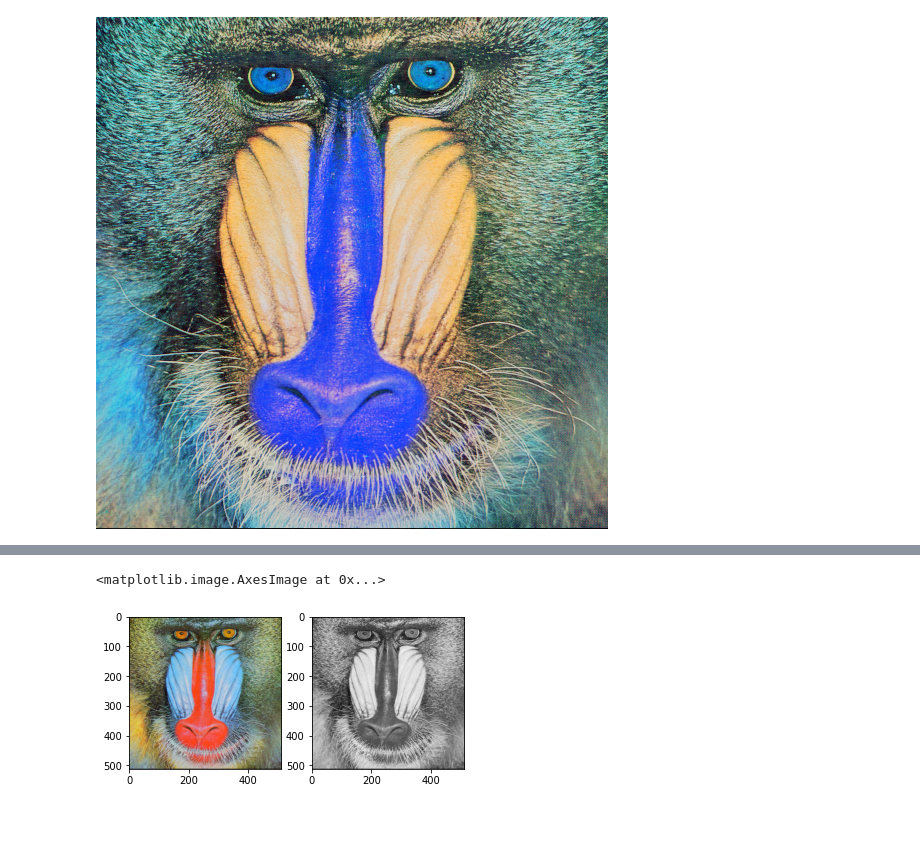
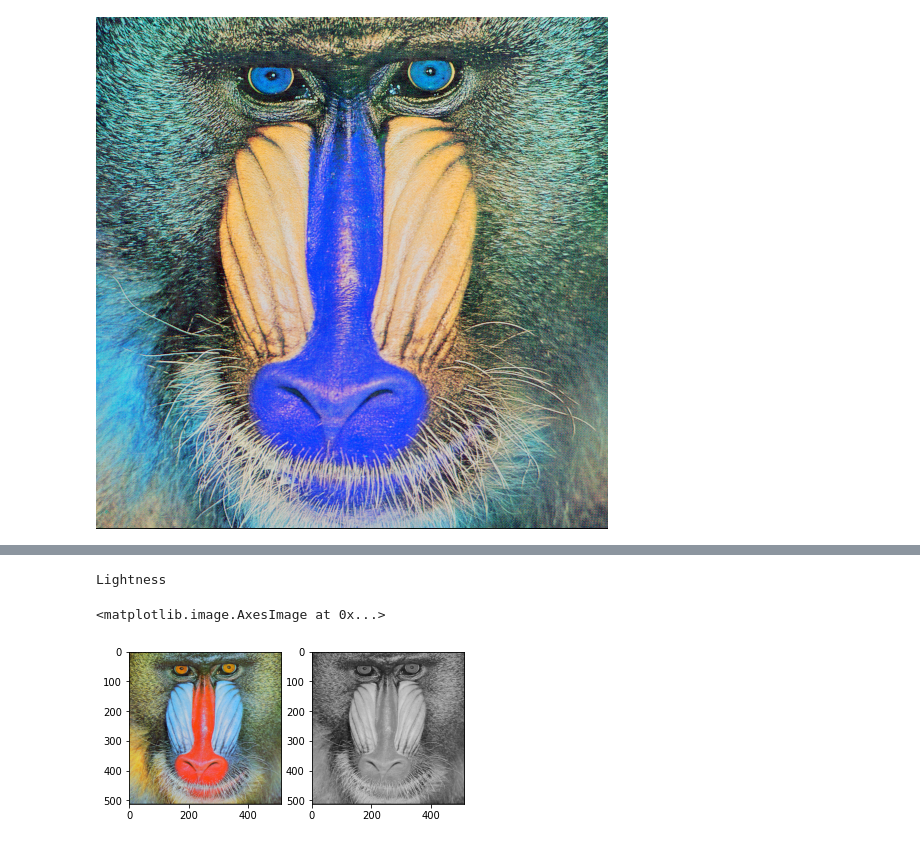
Before and after one commit to irbaadika/PCVK_Genap_2023, a Jupyter notebook: Jobsheet3.ipynb, the cells around one changed output, grey strips where cells are left out. Cells and saved outputs as stored; diff of their text form; code cells hidden in the pictures.

```diff
--- a/Jobsheet3.ipynb
+++ b/Jobsheet3.ipynb
@@ -173,14 +175,29 @@ ax[1].imshow(mandrill_lig_after, cmap='gray')
-# %%
-# TUGAS NO 4
-# C. LUMINANCE
-
-mandrill_lum = cv.imread('/content/drive/MyDrive/ASSETS-PVCK/Images/mandrill.tiff')
-r, g, b = mandrill_lum[:,:,0], mandrill_lum[:,:,1], mandrill_lum[:,:,2]
-mandrill_lum_after = (0.21 * r) + (0.72 * g) + (0.07 * b)
-
-fig, ax = plt.subplots(1,2)
-ax[0].imshow(mandrill_rgb)
-ax[1].imshow(mandrill_lum_after, cmap='gray')
-# %% [output]
-<matplotlib.image.AxesImage at 0x...>
-[figure, removed]
+# %%
+# TUGAS NO 4
+# B. LIGHTNESS
+
+img_light = cv.imread('/content/drive/MyDrive/ASSETS-PVCK/Images/mandrill.tiff')
+light_after = np.zeros(img_light.shape, img_light.dtype)
+
+img_light = cv.cvtColor(img_light, cv.COLOR_BGR2RGB)
+
+#Akses per piksel
+for y in range(img_light.shape[0]):
+  for x in range(img_light.shape[1]):
+    blue = img_light.item(y,x,0)
+    green = img_light.item(y,x,1)
+    red = img_light.item(y,x,2)
+    maxBGR = max(blue,green,red)
+    minBGR = min(blue, green, red)
+    lightness_value = (maxBGR + minBGR) / 2
+    light_after[y,x] = [lightness_value, lightness_value, lightness_value]
+
+
+print('Lightness')
+fig, axs = plt.subplots(1, 2)
+axs[0].imshow(img_light)
+axs[1].imshow(light_after)
+# %% [output]
+Lightness
+<matplotlib.image.AxesImage at 0x...>
+[figure, added]
```
Also changed, not shown: parts of 7 cells of this notebook.
